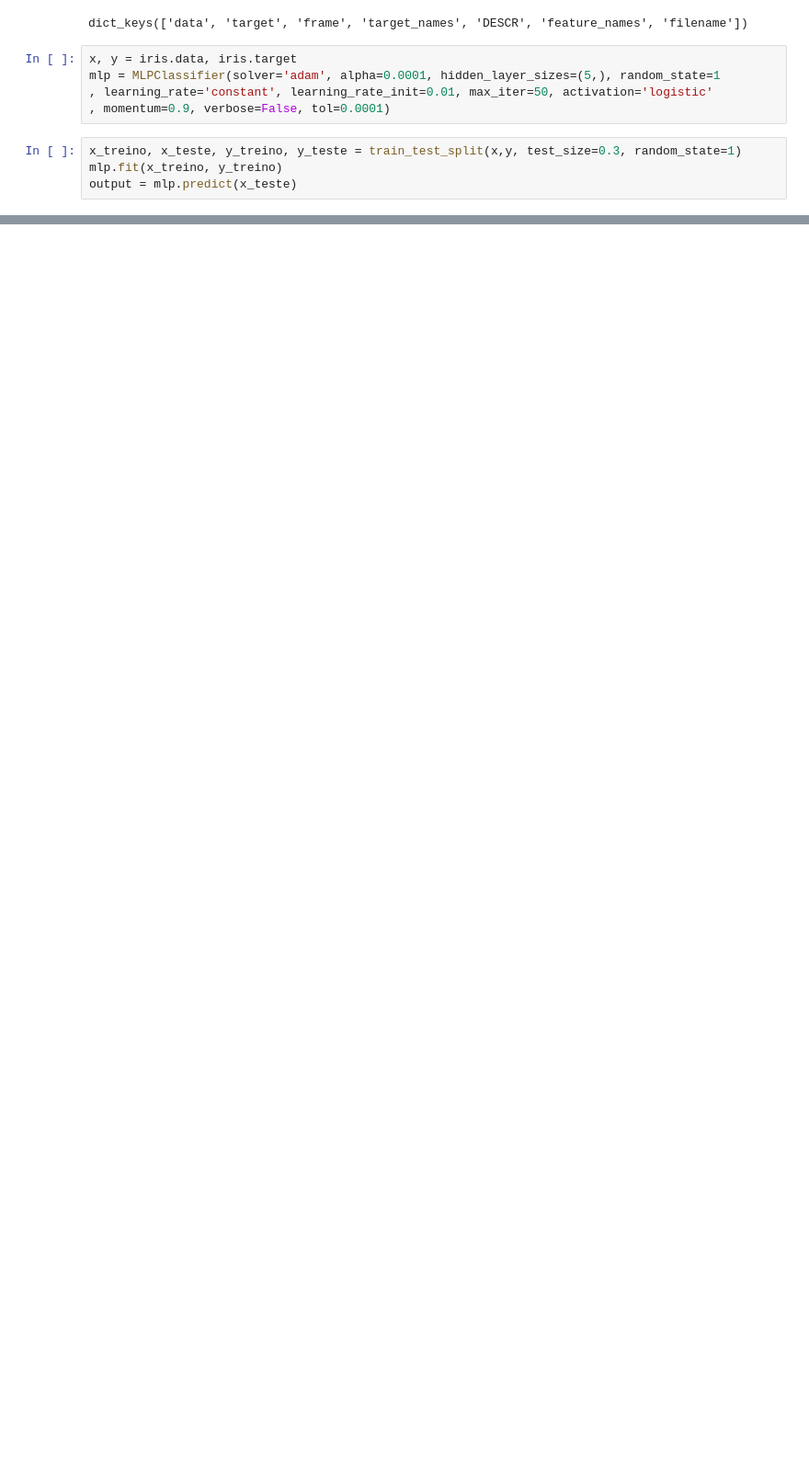
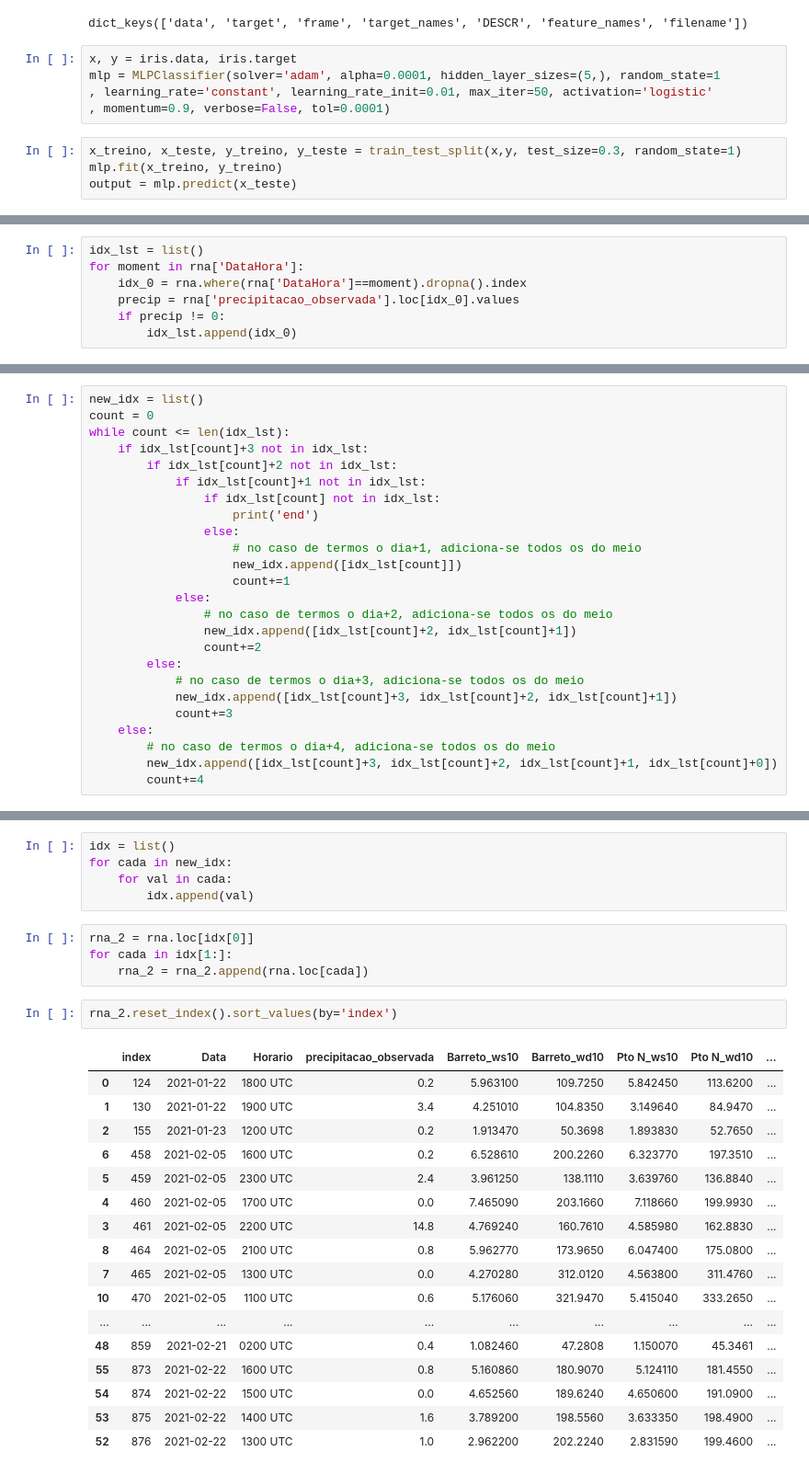
Before and after one commit to g-almeida/Climatology, a Jupyter notebook: PMN/neural0.ipynb, the cells around one changed output, grey strips where cells are left out. Shown at 92% size. Drawn from its saved outputs; the diff is of its cells as text; blank space fills up the shorter version.

```diff
--- a/PMN/neural0.ipynb
+++ b/PMN/neural0.ipynb
@@ -25,0 +166,7 @@ SyntaxError: invalid syntax (<ipython-input-15-fddfd40464bb>, line 4)
+# %%
+idx_lst = list()
+for moment in rna['DataHora']:
+    idx_0 = rna.where(rna['DataHora']==moment).dropna().index
+    precip = rna['precipitacao_observada'].loc[idx_0].values
+    if precip != 0:
+        idx_lst.append(idx_0)
@@ -25,0 +193,25 @@ SyntaxError: invalid syntax (<ipython-input-15-fddfd40464bb>, line 4)
+# %%
+new_idx = list()
+count = 0
+while count <= len(idx_lst):
+    if idx_lst[count]+3 not in idx_lst:
+        if idx_lst[count]+2 not in idx_lst:
+            if idx_lst[count]+1 not in idx_lst:
+                if idx_lst[count] not in idx_lst:
+                    print('end')
+                else:
+                    # no caso de termos o dia+1, adiciona-se todos os do meio
+                    new_idx.append([idx_lst[count]])
+                    count+=1
+            else:
+                # no caso de termos o dia+2, adiciona-se todos os do meio
+                new_idx.append([idx_lst[count]+2, idx_lst[count]+1])
+                count+=2
+        else:
+            # no caso de termos o dia+3, adiciona-se todos os do meio
+            new_idx.append([idx_lst[count]+3, idx_lst[count]+2, idx_lst[count]+1])
+            count+=3
+    else:
+        # no caso de termos o dia+4, adiciona-se todos os do meio
+        new_idx.append([idx_lst[count]+3, idx_lst[count]+2, idx_lst[count]+1, idx_lst[count]+0])
+        count+=4
@@ -25,0 +240,29 @@ SyntaxError: invalid syntax (<ipython-input-15-fddfd40464bb>, line 4)
+# %%
+idx = list()
+for cada in new_idx:
+    for val in cada:
+        idx.append(val)
+# %%
+rna_2 = rna.loc[idx[0]]
+for cada in idx[1:]:
+    rna_2 = rna_2.append(rna.loc[cada])
+# %%
+rna_2.reset_index().sort_values(by='index')
+# %% [output]
+|  | index | Data | Horario | precipitacao_observada | Barreto_ws10 | Barreto_wd10 | Pto N_ws10 | Pto N_wd10 | ... |
+| 0 | 124 | 2021-01-22 | 1800 UTC | 0.2 | 5.963100 | 109.7250 | 5.842450 | 113.6200 | ... |
+| 1 | 130 | 2021-01-22 | 1900 UTC | 3.4 | 4.251010 | 104.8350 | 3.149640 | 84.9470 | ... |
+| 2 | 155 | 2021-01-23 | 1200 UTC | 0.2 | 1.913470 | 50.3698 | 1.893830 | 52.7650 | ... |
+| 6 | 458 | 2021-02-05 | 1600 UTC | 0.2 | 6.528610 | 200.2260 | 6.323770 | 197.3510 | ... |
+| 5 | 459 | 2021-02-05 | 2300 UTC | 2.4 | 3.961250 | 138.1110 | 3.639760 | 136.8840 | ... |
+| 4 | 460 | 2021-02-05 | 1700 UTC | 0.0 | 7.465090 | 203.1660 | 7.118660 | 199.9930 | ... |
+| 3 | 461 | 2021-02-05 | 2200 UTC | 14.8 | 4.769240 | 160.7610 | 4.585980 | 162.8830 | ... |
+| 8 | 464 | 2021-02-05 | 2100 UTC | 0.8 | 5.962770 | 173.9650 | 6.047400 | 175.0800 | ... |
+| 7 | 465 | 2021-02-05 | 1300 UTC | 0.0 | 4.270280 | 312.0120 | 4.563800 | 311.4760 | ... |
+| 10 | 470 | 2021-02-05 | 1100 UTC | 0.6 | 5.176060 | 321.9470 | 5.415040 | 333.2650 | ... |
+| ... | ... | ... | ... | ... | ... | ... | ... | ... | ... |
+| 48 | 859 | 2021-02-21 | 0200 UTC | 0.4 | 1.082460 | 47.2808 | 1.150070 | 45.3461 | ... |
+| 55 | 873 | 2021-02-22 | 1600 UTC | 0.8 | 5.160860 | 180.9070 | 5.124110 | 181.4550 | ... |
+| 54 | 874 | 2021-02-22 | 1500 UTC | 0.0 | 4.652560 | 189.6240 | 4.650600 | 191.0900 | ... |
+| 53 | 875 | 2021-02-22 | 1400 UTC | 1.6 | 3.789200 | 198.5560 | 3.633350 | 198.4900 | ... |
+| 52 | 876 | 2021-02-22 | 1300 UTC | 1.0 | 2.962200 | 202.2240 | 2.831590 | 199.4600 | ... |
```
Also changed, not shown: parts of 35 cells of this notebook, 2 other files.
